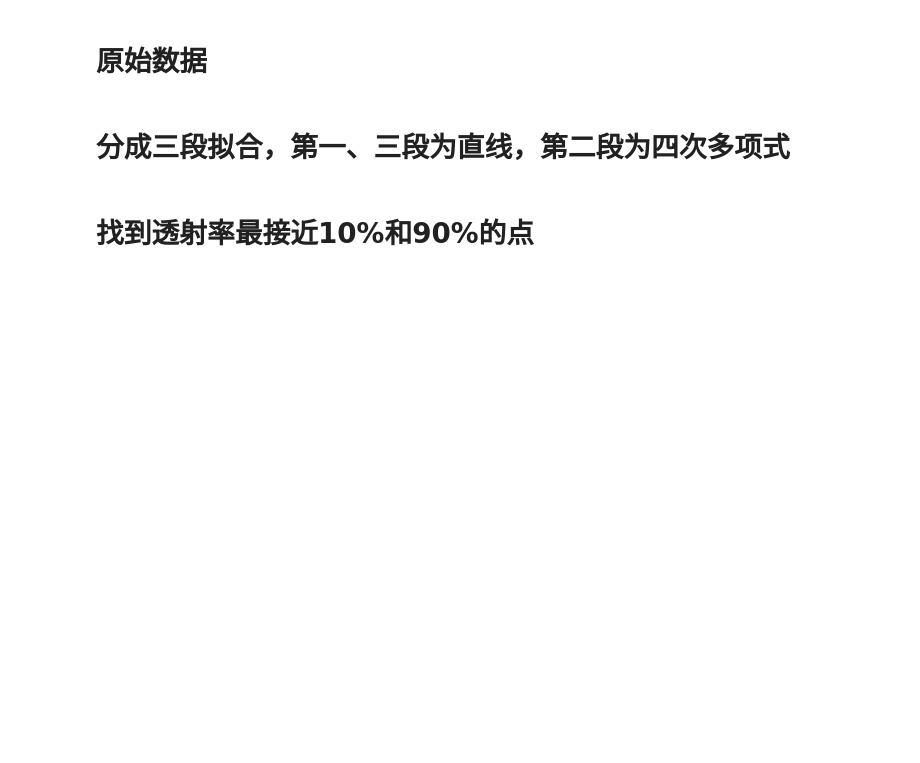
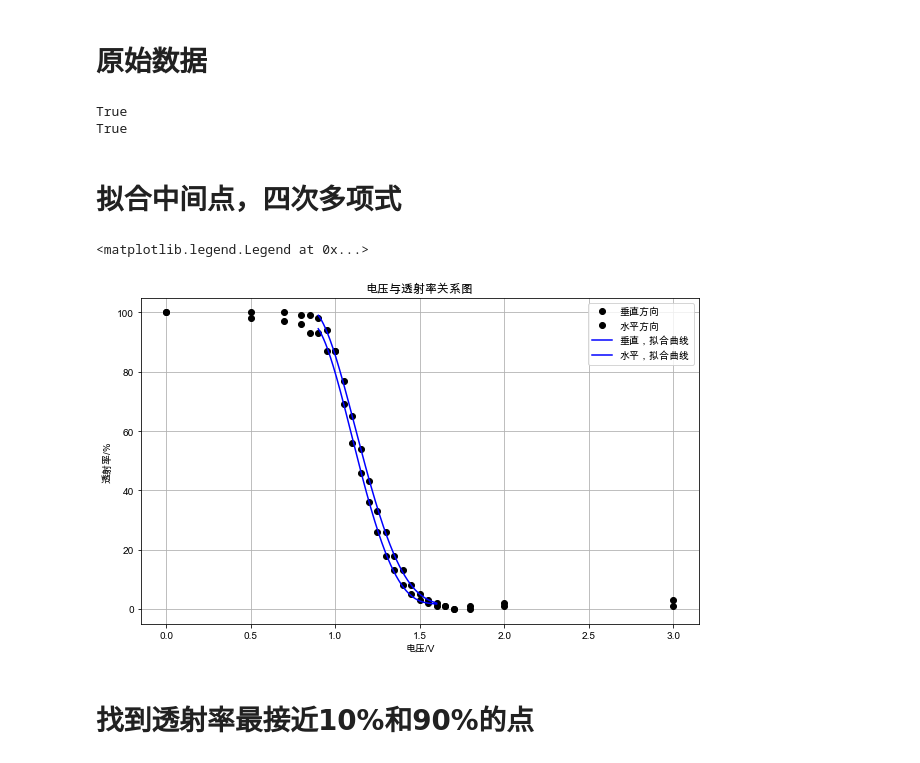
Before and after one commit to leyouBaloy/College-Physics-Experiment, a Jupyter notebook: 液晶电光效应研究.ipynb, the cells around one changed output. Drawn from its saved outputs; the diff is of its cells as text; code cells hidden in the pictures; blank space fills up the shorter version.

```diff
--- a/液晶电光效应研究.ipynb
+++ b/液晶电光效应研究.ipynb
@@ -17,5 +17,11 @@ x = np.array([0,0.5,0.7,0.8,0.85,0.9,0.95,1.0,
               1.4,1.45,1.5,1.55,1.6,1.65,1.7,1.8,2.0,3.0])
 y = np.array([100,100,100,99,99,98,94,87,77,65,
               54,43,33,26,18,13,8,5,3,2,1,0,0,1,1])
+y_h = np.array([100,98,97,96,93,93,87,87,69,56,46,36,26,18,13,8,5,3,2,1,1,0,1,2,3])
+print(x.shape == y.shape)
+print(y.shape == y_h.shape)
+# %% [output]
+True
+True
 # %% [markdown]
-# 分成三段拟合，第一、三段为直线，第二段为四次多项式
+# 拟合中间点，四次多项式
@@ -26,11 +28,23 @@ yfit1 = np.polyval(f1, xfit1)
 # %%
 f2 = np.polyfit(x[3:-3], y[3:-3], 4) # 采用4次多项式拟合，f2为参数，np.array类型
-xfit2 = np.linspace(0.9, 1.6, 500)
-yfit2 = np.polyval(f2, xfit2) # 得到拟合后的结果，np.array类型
+f3 = np.polyfit(x[3:-3], y_h[3:-3], 4)
+xfit = np.linspace(0.9, 1.6, 1000)
+yfit2 = np.polyval(f2, xfit) # 得到拟合后的结果，np.array类型
+yfit3 = np.polyval(f3, xfit)
-# %%
-f3 = np.polyfit(x[-2:],y[-2:], 1)
-xfit3 = np.linspace(1.6, 3, 10)
-yfit3 = np.polyval(f3, xfit3)
+# %%
+plt.figure(figsize=(10,6))
+plt.title(r"电压与透射率关系图")
+plt.ylabel(r"透射率/%")
+plt.xlabel(r"电压/V")
+plt.grid()
+plt.plot(x, y, 'ok', label="垂直方向")
+plt.plot(x, y_h, 'ok', label="水平方向")
+plt.plot(xfit, yfit2, color='b', label="垂直，拟合曲线")
+plt.plot(xfit, yfit3, color='b', label="水平，拟合曲线")
+plt.legend()
+# %% [output]
+<matplotlib.legend.Legend at 0x...>
+[figure, added]
 # %% [markdown]
 # 找到透射率最接近10%和90%的点
 # %%
```
Also changed, not shown: parts of 4 cells of this notebook, 3 other files.
